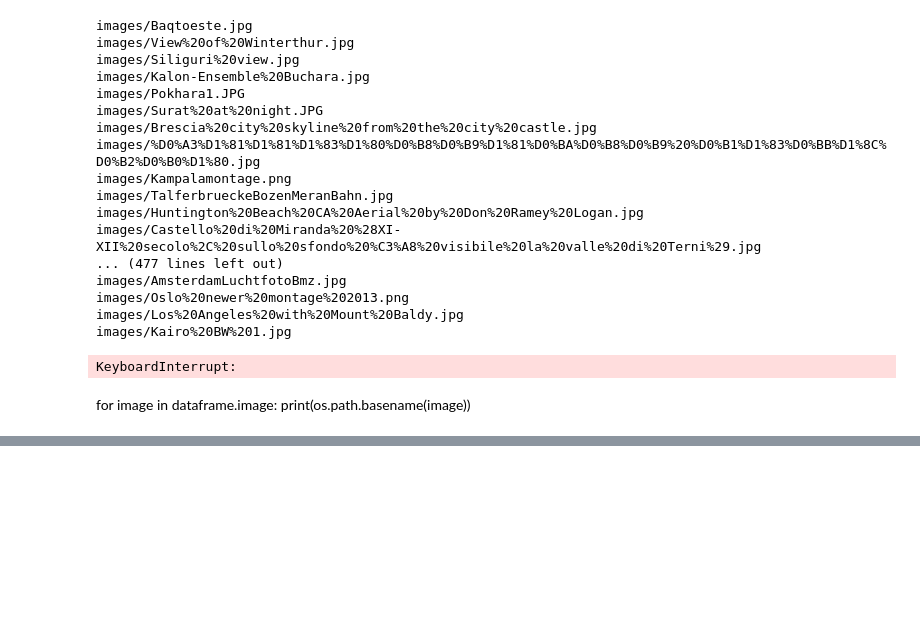
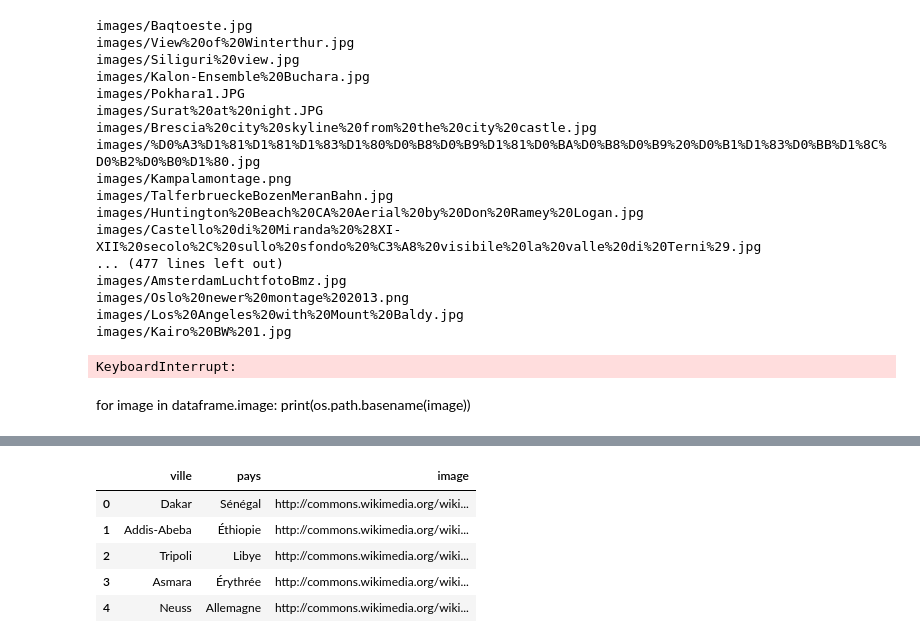
Before and after one commit to EBMBA/ICS-BigData-Project, a Jupyter notebook: Collecte.ipynb, the cells around one changed output, grey strips where cells are left out. Drawn from its saved outputs; the diff is of its cells as text; code cells hidden in the pictures; blank space fills up the shorter version.

```diff
--- a/Collecte.ipynb
+++ b/Collecte.ipynb
@@ -198,0 +404,52 @@ with open('metadata.json', 'w') as f:
+# %%
+import sys
+import pandas as pd
+from SPARQLWrapper import SPARQLWrapper, JSON
+
+endpoint_url = "https://query.wikidata.org/sparql"
+
+# Get cities
+query = """SELECT DISTINCT ?grandeville ?grandevilleLabel ?pays ?paysLabel ?image {
+  ?grandeville wdt:P31 wd:Q1549591;
+               wdt:P17 ?pays;
+               wdt:P18 ?image.
+ SERVICE wikibase:label { bd:serviceParam wikibase:language "fr". }
+}
+LIMIT 5"""
+
+
+def get_results(endpoint_url, query):
+    user_agent = "WDQS-example Python/%s.%s" % (
+        sys.version_info[0],
+        sys.version_info[1],
+    )
+    sparql = SPARQLWrapper(endpoint_url, agent=user_agent)
+    sparql.setQuery(query)
+    sparql.setReturnFormat(JSON)
+    return sparql.query().convert()
+
+
+array = []
+results = get_results(endpoint_url, query)
+
+for result in results["results"]["bindings"]:
+    array.append(
+        (
+            result["grandevilleLabel"]["value"],
+            result["paysLabel"]["value"],
+            result["image"]["value"],
+        )
+    )
+# %%
+dataframe = pd.DataFrame(array, columns=["ville", "pays", "image"])
+dataframe = dataframe.astype(
+    dtype={"ville": "<U200", "pays": "<U200", "image": "<U200"}
+)
+dataframe
+# %% [output]
+|  | ville | pays | image |
+| 0 | Dakar | Sénégal | http://commons.wikimedia.org/wiki... |
+| 1 | Addis-Abeba | Éthiopie | http://commons.wikimedia.org/wiki... |
+| 2 | Tripoli | Libye | http://commons.wikimedia.org/wiki... |
+| 3 | Asmara | Érythrée | http://commons.wikimedia.org/wiki... |
+| 4 | Neuss | Allemagne | http://commons.wikimedia.org/wiki... |
```
Also changed, not shown: parts of 25 cells of this notebook, 1 other file.
